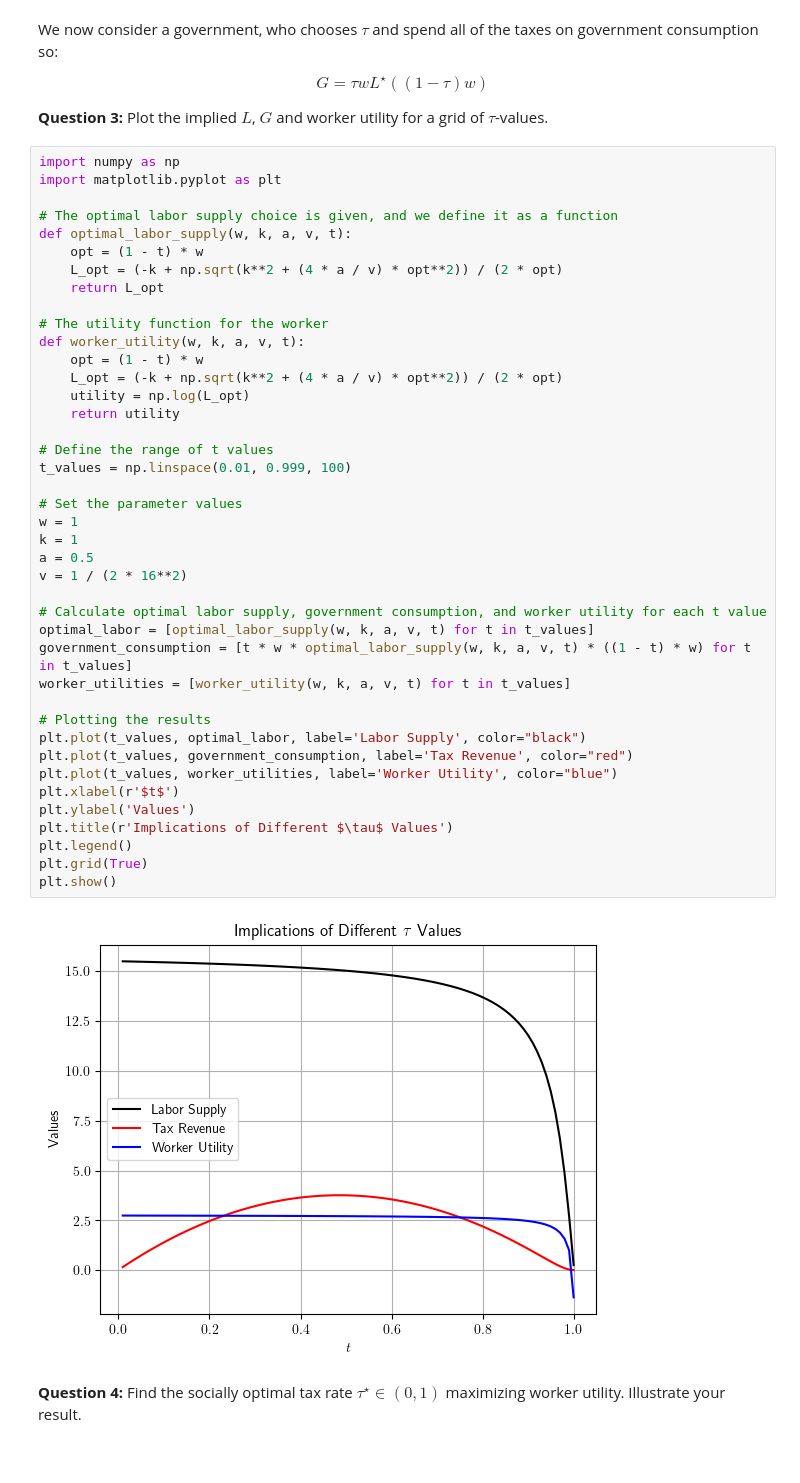
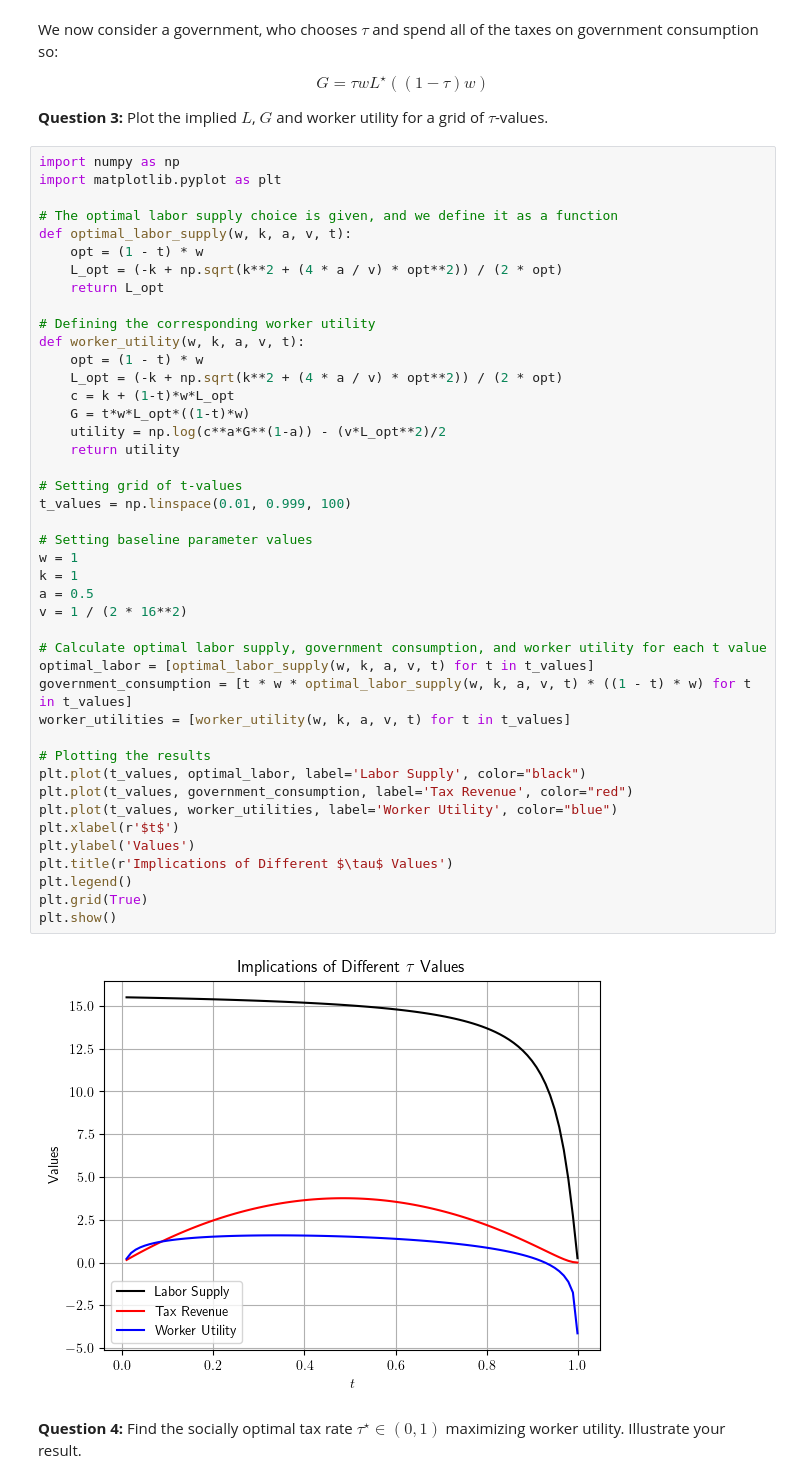
Before and after one commit to NumEconCopenhagen/projects-2023-julius-oskar, a Jupyter notebook: Exam/Exam-2023-notebook.ipynb, the cells around one changed output. Drawn from its saved outputs; the diff is of its cells as text.

```diff
--- a/Exam/Exam-2023-notebook.ipynb
+++ b/Exam/Exam-2023-notebook.ipynb
@@ -161,38 +161,40 @@ def optimal_labor_supply(w, k, a, v, t):
     L_opt = (-k + np.sqrt(k**2 + (4 * a / v) * opt**2)) / (2 * opt)
     return L_opt
 
-# The utility function for the worker
+# Defining the corresponding worker utility
 def worker_utility(w, k, a, v, t):
     opt = (1 - t) * w
     L_opt = (-k + np.sqrt(k**2 + (4 * a / v) * opt**2)) / (2 * opt)
-    utility = np.log(L_opt)
+    c = k + (1-t)*w*L_opt
+    G = t*w*L_opt*((1-t)*w)
+    utility = np.log(c**a*G**(1-a)) - (v*L_opt**2)/2
     return utility
 
-# Define the range of t values
+# Setting grid of t-values
 t_values = np.linspace(0.01, 0.999, 100)
 
-# Set the parameter values
+# Setting baseline parameter values
 w = 1
 k = 1
 a = 0.5
 v = 1 / (2 * 16**2)
 
 # Calculate optimal labor supply, government consumption, and worker utility for each t value
 optimal_labor = [optimal_labor_supply(w, k, a, v, t) for t in t_values]
 government_consumption = [t * w * optimal_labor_supply(w, k, a, v, t) * ((1 - t) * w) for t in t_values]
 worker_utilities = [worker_utility(w, k, a, v, t) for t in t_values]
 
 # Plotting the results
 plt.plot(t_values, optimal_labor, label='Labor Supply', color="black")
 plt.plot(t_values, government_consumption, label='Tax Revenue', color="red")
 plt.plot(t_values, worker_utilities, label='Worker Utility', color="blue")
 plt.xlabel(r'$t$')
 plt.ylabel('Values')
 plt.title(r'Implications of Different $\tau$ Values')
 plt.legend()
 plt.grid(True)
 plt.show()
 # %% [output]
-[figure, old version]
+[figure, new version]
 # %% [markdown]
 **Question 4:** Find the socially optimal tax rate $\tau^{\star}\in(0,1)$ maximizing worker utility. Illustrate your result.
```
Also changed, not shown: parts of 1 cell of this notebook.
